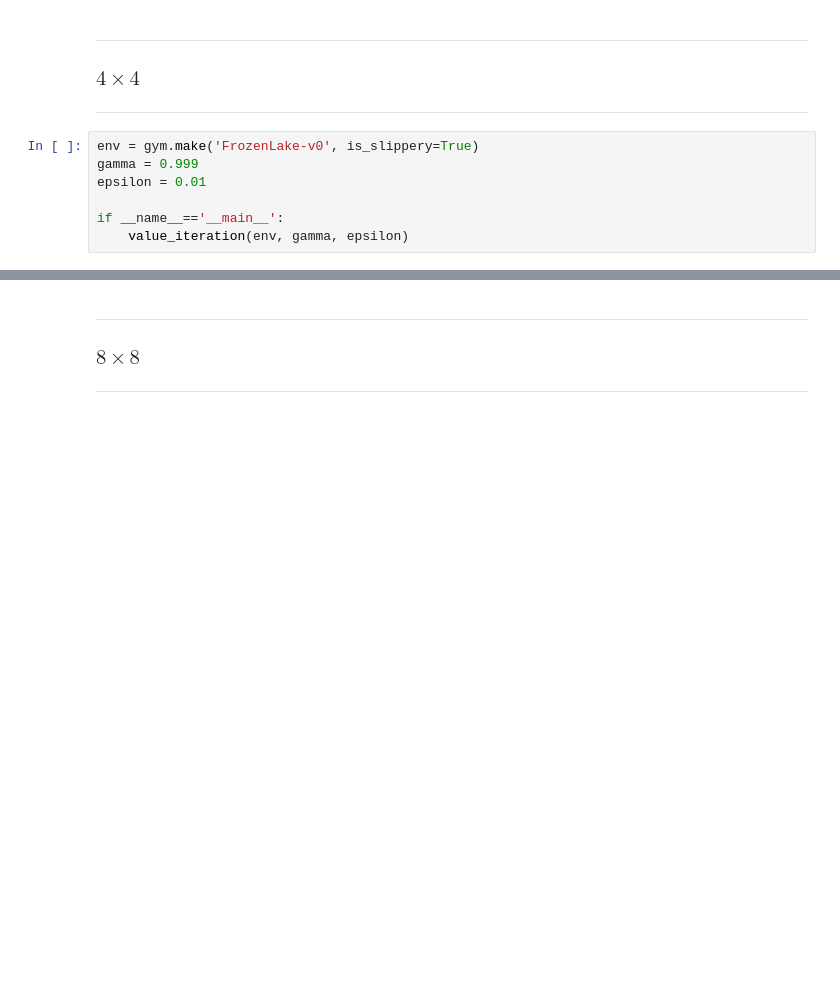
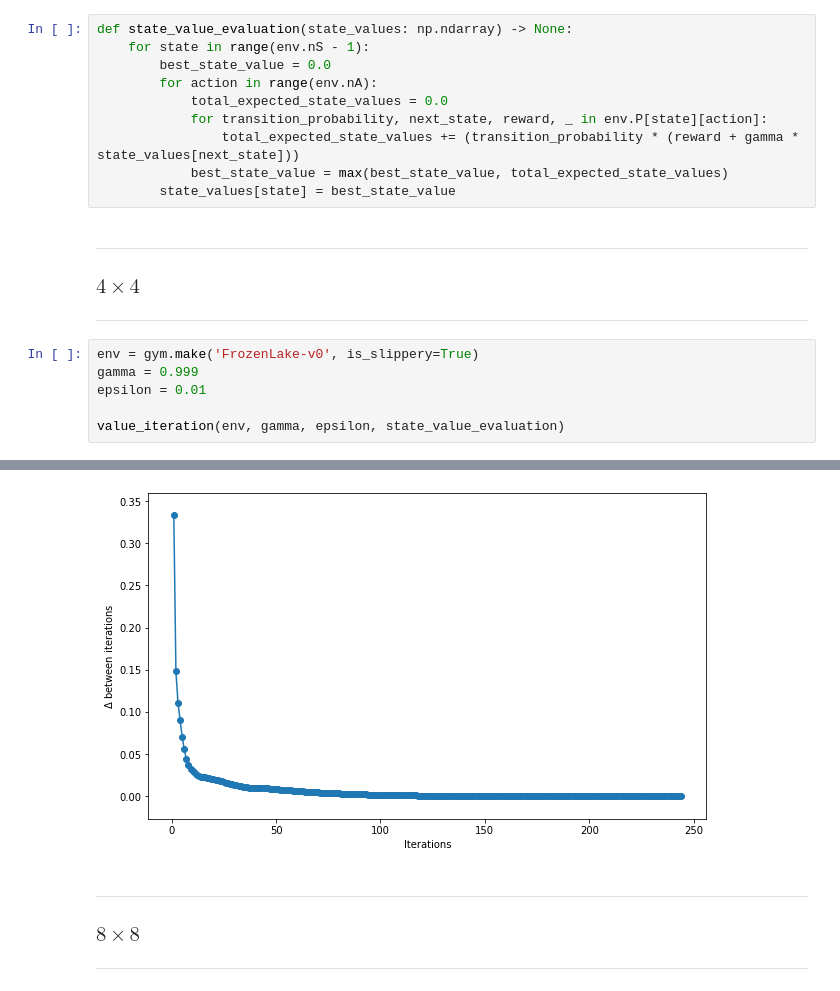
Before and after one commit to jeffreylim/RL_FrozenLake, a Jupyter notebook: FrozenLake_ValueIteration.ipynb, the cells around one changed output, grey strips where cells are left out. Cells and saved outputs as stored; diff of their text form; blank space fills up the shorter version.

```diff
--- a/FrozenLake_ValueIteration.ipynb
+++ b/FrozenLake_ValueIteration.ipynb
@@ -226,3 +196,13 @@ def value_iteration(env, gamma, epsilon):
+# %%
+def state_value_evaluation(state_values: np.ndarray) -> None:
+    for state in range(env.nS - 1):
+        best_state_value = 0.0
+        for action in range(env.nA):
+            total_expected_state_values = 0.0
+            for transition_probability, next_state, reward, _ in env.P[state][action]:
+                total_expected_state_values += (transition_probability * (reward + gamma * state_values[next_state]))
+            best_state_value = max(best_state_value, total_expected_state_values)
+        state_values[state] = best_state_value
 # %% [markdown]
 ---
 
@@ -234,8 +214,7 @@ env = gym.make('FrozenLake-v0', is_slippery=True)
 gamma = 0.999
 epsilon = 0.01
 
-if __name__=='__main__':
-    value_iteration(env, gamma, epsilon)
+value_iteration(env, gamma, epsilon, state_value_evaluation)
 # %% [output]
 Start:
 
@@ -251,7 +231,8 @@ State Values:
 0.7854  0.7783  0.7737  0.7713
 0.7877  0.0     0.5056  0.0
 0.7925  0.7996  0.7447  0.0
 0.0     0.8641  0.9311  Goal
+[figure, added]
 # %% [markdown]
 ---
 
```
Also changed, not shown: parts of 9 cells of this notebook, 2 other files.
